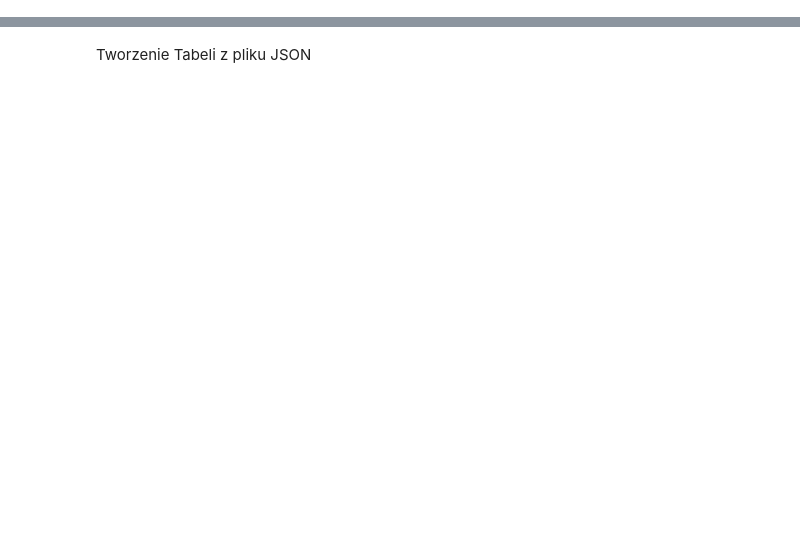
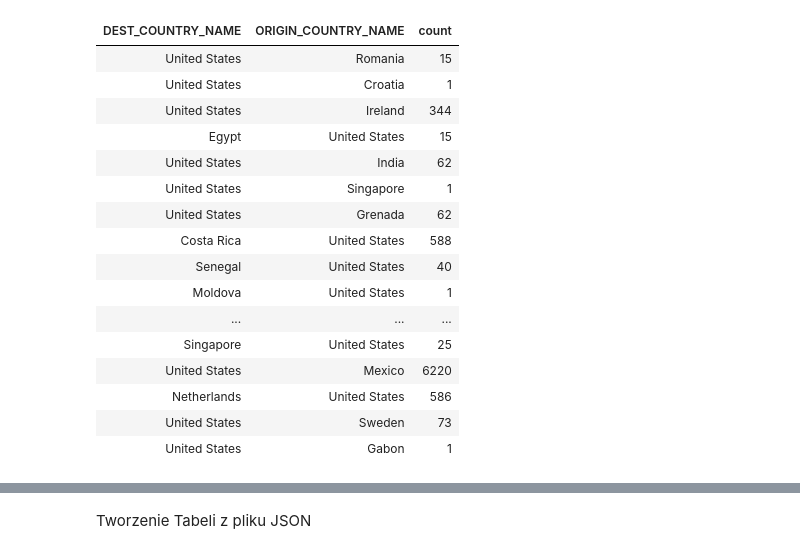
Before and after one commit to MajaByr/Big-Data, a Jupyter notebook: Lab-7/Json.ipynb, the cells around one changed output, grey strips where cells are left out. Cells and saved outputs as stored; diff of their text form; code cells hidden in the pictures; blank space fills up the shorter version.

```diff
--- a/Lab-7/Json.ipynb
+++ b/Lab-7/Json.ipynb
@@ -12,6 +11,24 @@ val df = spark.read.format("json").load("dbfs:/FileStore/tables/json/brzydki.jso
 # %%
 %scala
-display(res5)
+display(df)
+# %% [output]
+| DEST_COUNTRY_NAME | ORIGIN_COUNTRY_NAME | count |
+| United States | Romania | 15 |
+| United States | Croatia | 1 |
+| United States | Ireland | 344 |
+| Egypt | United States | 15 |
+| United States | India | 62 |
+| United States | Singapore | 1 |
+| United States | Grenada | 62 |
+| Costa Rica | United States | 588 |
+| Senegal | United States | 40 |
+| Moldova | United States | 1 |
+| ... | ... | ... |
+| Singapore | United States | 25 |
+| United States | Mexico | 6220 |
+| Netherlands | United States | 586 |
+| United States | Sweden | 73 |
+| United States | Gabon | 1 |
 # %%
 %scala
 val df = spark.read.format("json")
```
Also changed, not shown: parts of 5 cells of this notebook.
